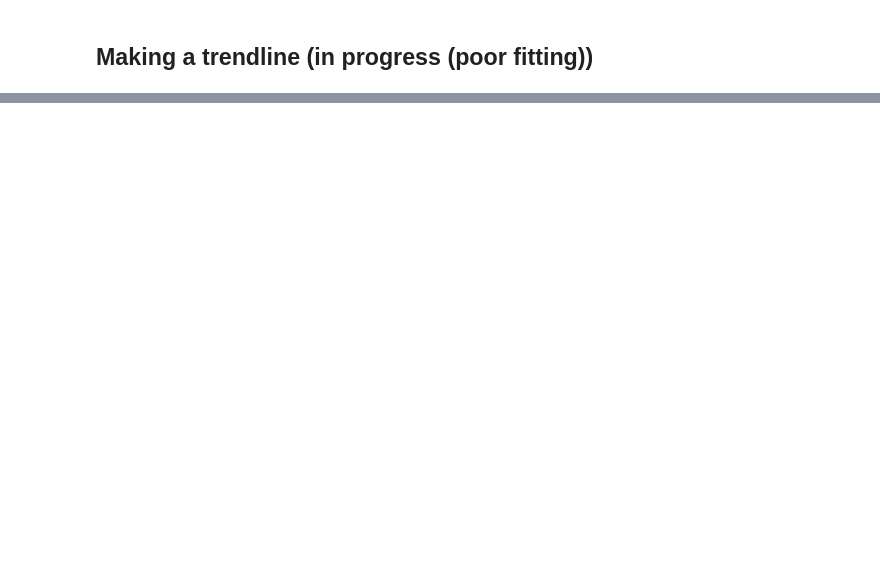
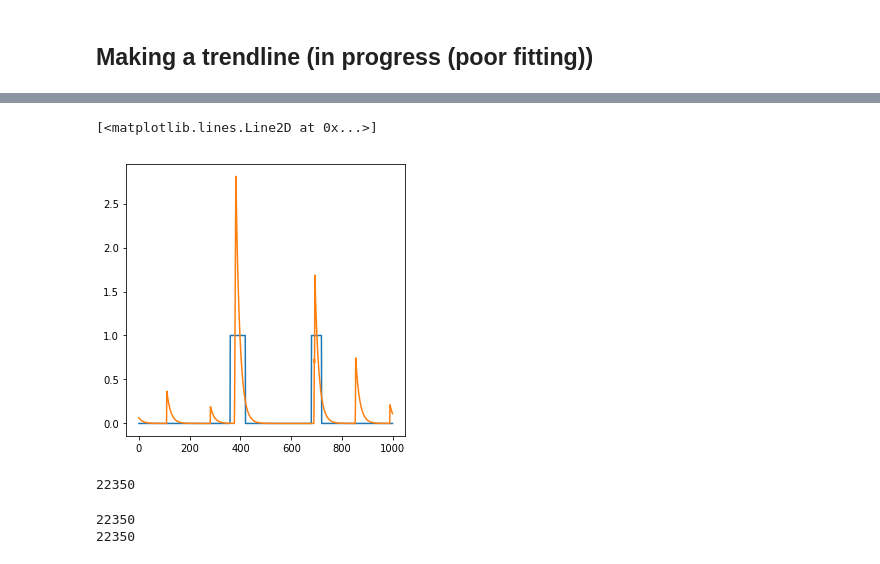
Before and after one commit to santiagochacin/post_cmfe_analysis, a Jupyter notebook: open_field_cnmfe_sc_analysis.ipynb, the cells around one changed output, grey strips where cells are left out. Saved outputs shown, nothing was run; the diff lists cells and outputs as text; code cells hidden in the pictures; blank space fills up the shorter version.

```diff
--- a/open_field_cnmfe_sc_analysis.ipynb
+++ b/open_field_cnmfe_sc_analysis.ipynb
@@ -242,0 +267,20 @@ plt.legend()
+# %%
+#for each chunk (zero_one is an array from chunked_threshold_list) assign 'Yes' and 'No' from argument using np.any
+zero_one
+yes_no = []
+for chunk in zero_one:
+    if np.any(chunk > 0.50):
+        yes_no.append('Yes')
+    else:
+        np.any(chunk <= 0.50)
+        yes_no.append('No')
+# %%
+#using the yes_no list, extend by frame_division 1's if passing a threshold --'Yes', 0's if not
+block_list = []
+zeros = np.zeros(100)
+ones = np.ones(100)
+for item in yes_no:
+    if 'Yes' in item:
+        block_list.extend([1] * frame_division)
+    else:
+        block_list.extend([0] * frame_division)
@@ -242,0 +299,21 @@ plt.legend()
+# %%
+#varify
+plt.plot(block_neuron_list[0])
+plt.plot(results.cnmfe_results['C'][0])
+# %% [output]
+[<matplotlib.lines.Line2D at 0x...>]
+[figure, added]
+# %%
+#len(block_nt_CC) verifies that same pairs are excluded
+block_nt = block_neuron_list
+indicies = range(0,len(block_nt))
+block_nt_CC = []
+for neuron_1 in indicies:
+    for neuron_2 in indicies:
+        if neuron_1 != neuron_2:
+            corrcoef = stats.pearsonr(block_nt[neuron_1],block_nt[neuron_2])
+            block_nt_CC.append(corrcoef)
+
+len(block_nt_CC)
+# %% [output]
+22350
@@ -242,0 +322,6 @@ plt.legend()
+# %%
+print(len(block_df))
+print(len(rel_dist_df))
+# %% [output]
+22350
+22350
```
Also changed, not shown: parts of 24 cells of this notebook.
